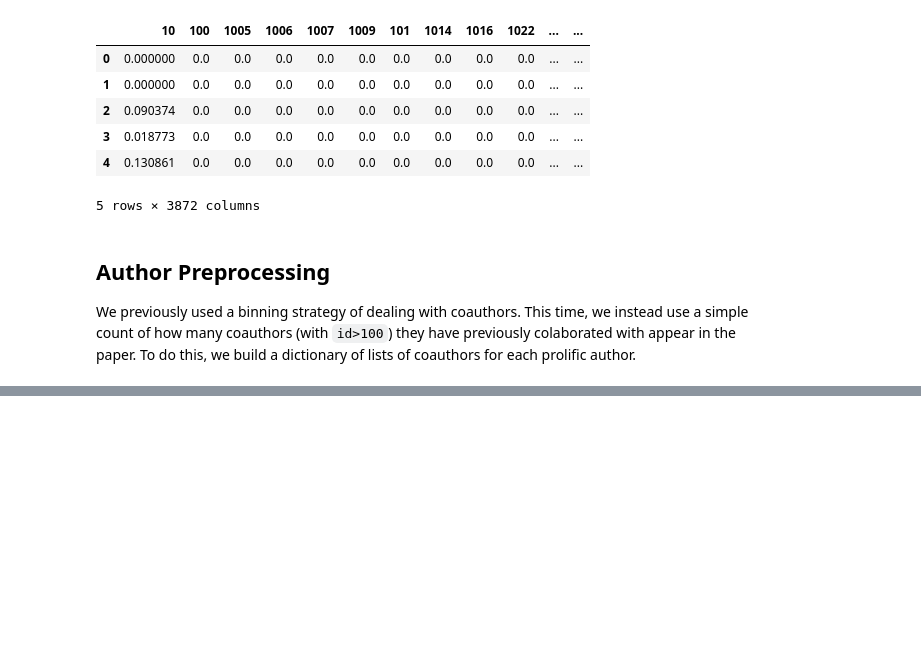
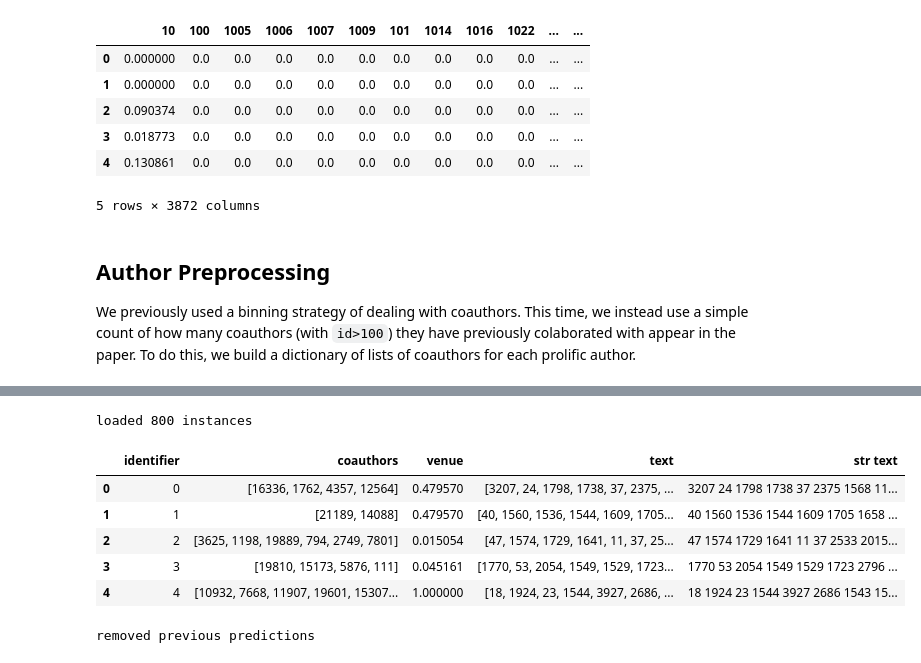
Before and after one commit to DavidL124/Statistical-Machine-Learning-Assignment2, a Jupyter notebook: models/Model 9.ipynb, the cells around one changed output, grey strips where cells are left out. Drawn from its saved outputs; the diff is of its cells as text; code cells hidden in the pictures; blank space fills up the shorter version.

```diff
--- a/models/Model 9.ipynb
+++ b/models/Model 9.ipynb
@@ -257,0 +260,13 @@ for author in tqdm(authors):
+# %%
+path = "../data/test.json"
+df_test = load_data_set(path)
+df_test = preprocess(df_test, train=False)
+df_test.head()
+# %% [output]
+loaded 800 instances
+|  | identifier | coauthors | venue | text | str text |
+| 0 | 0 | [16336, 1762, 4357, 12564] | 0.479570 | [3207, 24, 1798, 1738, 37, 2375, ... | 3207 24 1798 1738 37 2375 1568 11... |
+| 1 | 1 | [21189, 14088] | 0.479570 | [40, 1560, 1536, 1544, 1609, 1705... | 40 1560 1536 1544 1609 1705 1658 ... |
+| 2 | 2 | [3625, 1198, 19889, 794, 2749, 7801] | 0.015054 | [47, 1574, 1729, 1641, 11, 37, 25... | 47 1574 1729 1641 11 37 2533 2015... |
+| 3 | 3 | [19810, 15173, 5876, 111] | 0.045161 | [1770, 53, 2054, 1549, 1529, 1723... | 1770 53 2054 1549 1529 1723 2796 ... |
+| 4 | 4 | [10932, 7668, 11907, 19601, 15307... | 1.000000 | [18, 1924, 23, 1544, 3927, 2686, ... | 18 1924 23 1544 3927 2686 1543 15... |
@@ -257,0 +329,4 @@ for author in tqdm(authors):
+# %%
+make_predictions(test)
+# %% [output]
+removed previous predictions
```
Also changed, not shown: parts of 10 cells of this notebook, 1 other file.
